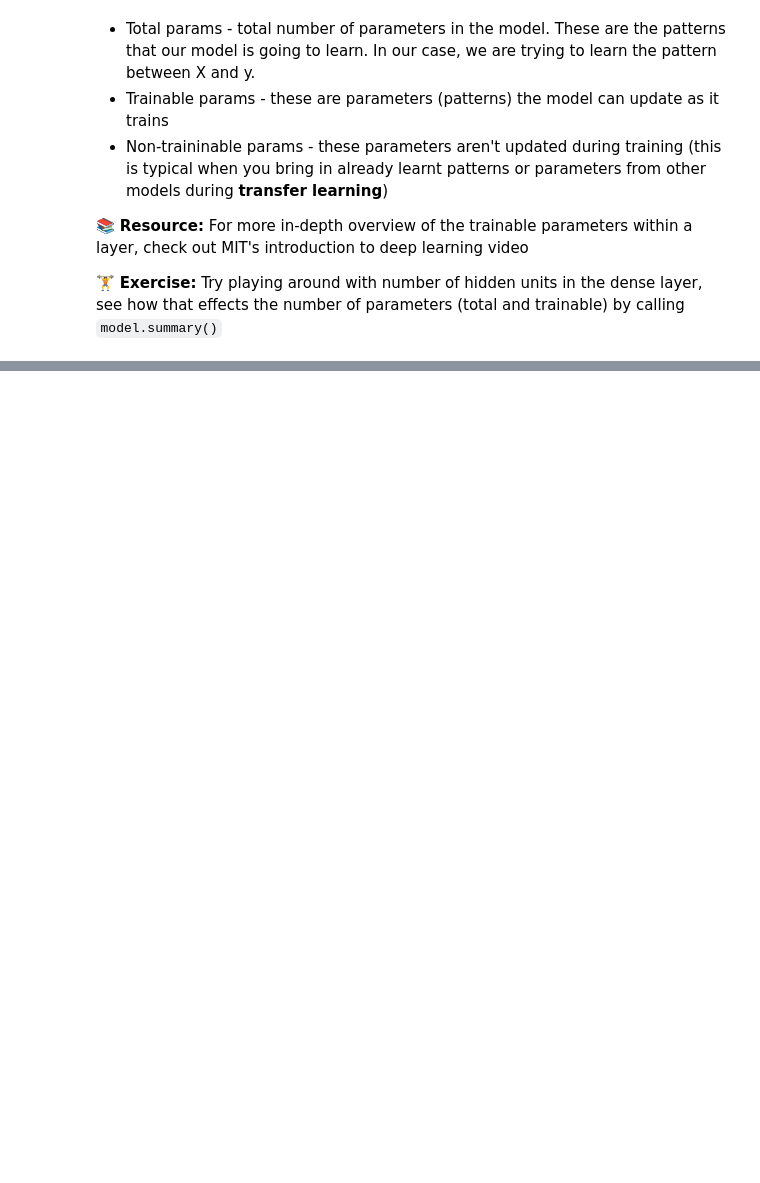
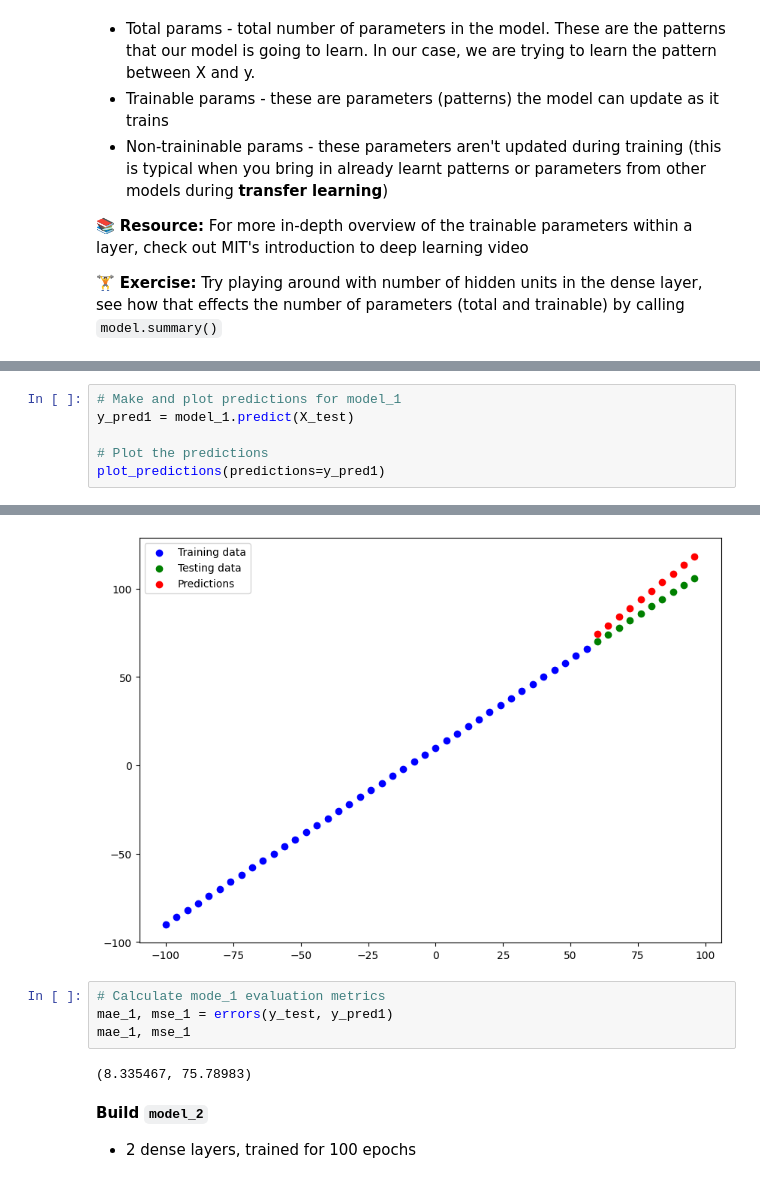
Before and after one commit to devak23/python, a Jupyter notebook: ml2/01_neural_network_regression_using_tensorflow.ipynb, the cells around one changed output, grey strips where cells are left out. Drawn from its saved outputs; the diff is of its cells as text; blank space fills up the shorter version.

```diff
--- a/ml2/01_neural_network_regression_using_tensorflow.ipynb
+++ b/ml2/01_neural_network_regression_using_tensorflow.ipynb
@@ -443,0 +602,7 @@ plot_model(model, show_shapes=True)
+# %%
+# Make and plot predictions for model_1
+y_pred1 = model_1.predict(X_test)
+
+# Plot the predictions
+plot_predictions(predictions=y_pred1)
+# %% [output]
@@ -443,0 +611,11 @@ plot_model(model, show_shapes=True)
+[figure, added]
+# %%
+# Calculate mode_1 evaluation metrics
+mae_1, mse_1 = errors(y_test, y_pred1)
+mae_1, mse_1
+# %% [output]
+(8.335467, 75.78983)
+# %% [markdown]
+**Build `model_2`**
+
+* 2 dense layers, trained for 100 epochs
```
Also changed, not shown: parts of 32 cells of this notebook.
